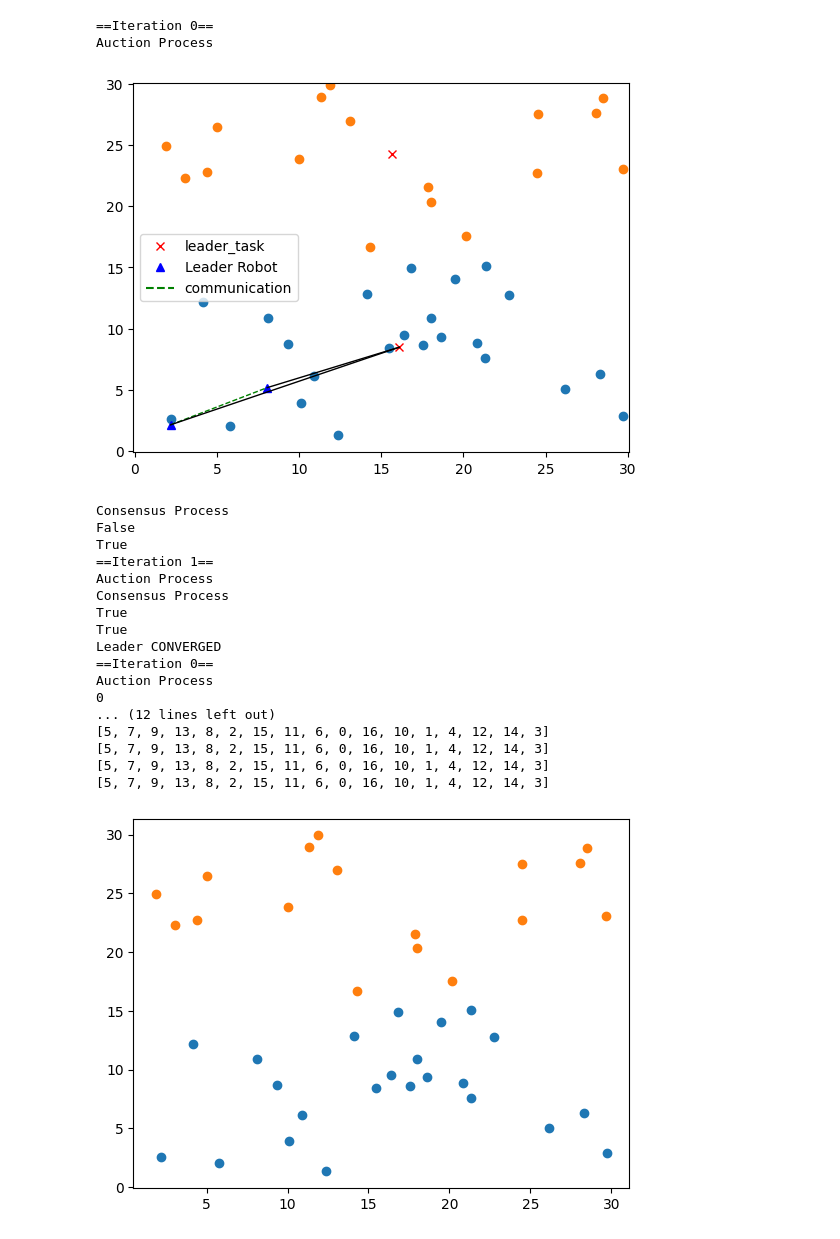
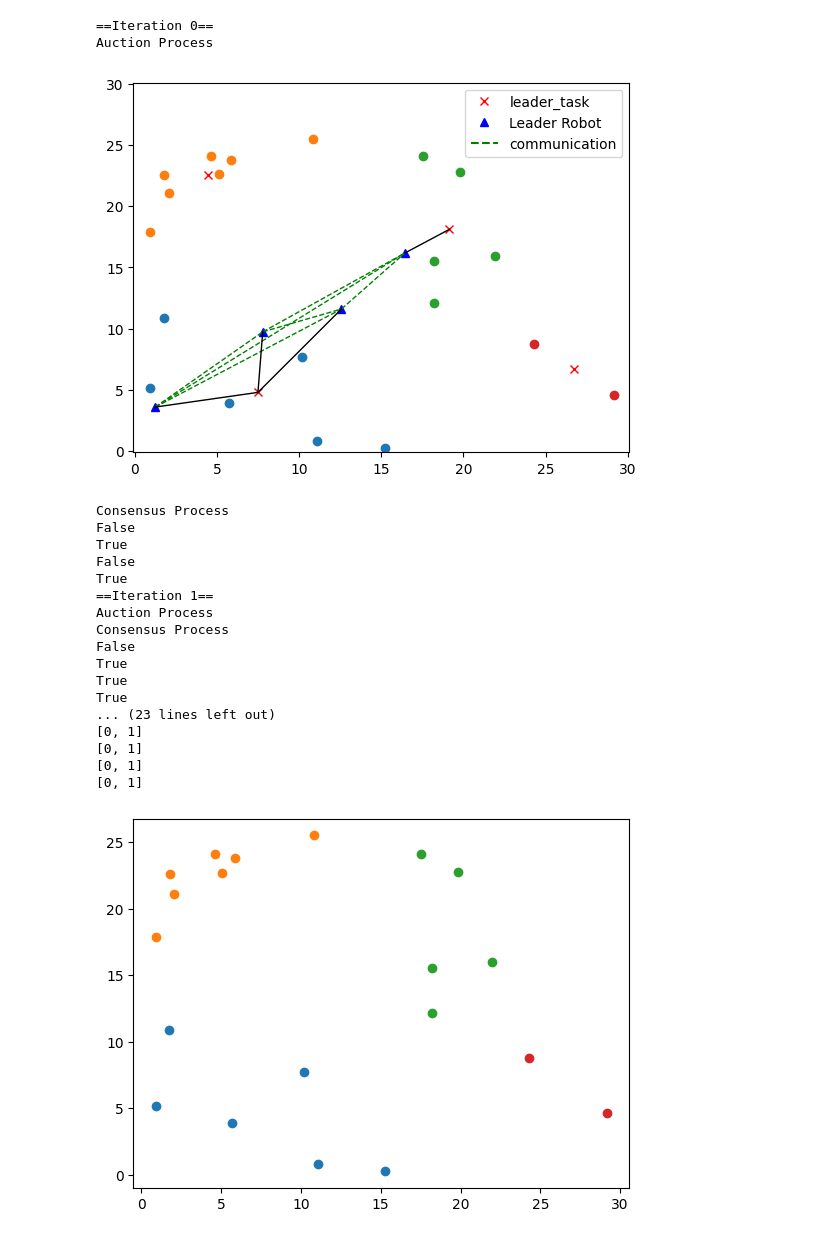
Before and after one commit to seo2730/consensus-based-bundle-algorithm, a Jupyter notebook: Two_Layer_CBBA.ipynb, the cells around one changed output. Cells and saved outputs as stored; diff of their text form; code cells hidden in the pictures.

```diff
--- a/Two_Layer_CBBA.ipynb
+++ b/Two_Layer_CBBA.ipynb
@@ -19,6 +17,6 @@ Finished
 # %%
-task_num = 40
-group_num=2
+task_num = 20
+group_num=4
 for i in range(group_num):
   globals()['group{}_num'.format(i)]=5
 
@@ -73,12 +71,12 @@ assign_plots = []
 max_t = 100
 plot_gap = 0.1
 
-save_gif = False
+save_gif = True
 filenames = []
 
 if save_gif:
-  if not os.path.exists("my_gif"):
-    os.makedirs("my_gif")
+  if not os.path.exists("one_layer_cbba_gif"):
+    os.makedirs("one_layer_cbba_gif")
 
 start = time.time()
 while True:
@@ -161,7 +159,7 @@ while True:
   ax.set_title("Time Step:{}, Consensus".format(t))
   plt.pause(plot_gap)
   if save_gif:
-    filename = f'./my_gif/{t}_C.png'
+    filename = f'./one_layer_cbba_gif/{t}_C.png'
     filenames.append(filename)
     plt.savefig(filename)
 
@@ -186,7 +184,7 @@ print(f"{end-start:.5f} sec")
 
 
 if save_gif:
-    filename = f'./my_gif/{t}_F.png'
+    filename = f'./one_layer_cbba_gif/{t}_F.png'
     filenames.append(filename)
     plt.savefig(filename)
 
@@ -195,8 +193,8 @@ if save_gif:
     for filename in filenames:
         image = imageio.imread(filename)
         files.append(image)
-    imageio.mimsave("./my_gif/mygif.gif", files, format='GIF', fps = 0.5)
-    with imageio.get_writer('./my_gif/mygif.gif', mode='I') as writer:
+    imageio.mimsave("./one_layer_cbba_gif/mygif.gif", files, format='GIF', duration = 0.5)
+    with imageio.get_writer('./one_layer_cbba_gif/mygif.gif', mode='I') as writer:
         for filename in filenames:
             image = imageio.imread(filename)
             writer.append_data(image)
@@ -404,12 +430,12 @@ assign_plots = []
 max_t = 100
 plot_gap = 0.1
 
-save_gif = False
+save_gif = True
 filenames = []
 
 if save_gif:
-  if not os.path.exists("my_gif"):
-    os.makedirs("my_gif")
+  if not os.path.exists("two_layer_cbba_gif"):
+    os.makedirs("two_layer_cbba_gif")
 
 for r in range(group_num):
   t=0
@@ -495,7 +521,7 @@ for r in range(group_num):
     ax.set_title("Time Step:{}, Consensus".format(t))
     plt.pause(plot_gap)
     if save_gif:
-      filename = f'./my_gif/{t}_C.png'
+      filename = f'./two_layer_cbba_gif/{t}_C.png'
       filenames.append(filename)
       plt.savefig(filename)
 
@@ -511,54 +537,54 @@ for r in range(group_num):
     if sum(converged_list) == group0_num:
       ax.set_title("Time Step:{}, Converged!".format(t))
       break
     if t>max_t:
       ax.set_title("Time Step:{}, Max time step overed".format(t))
       break
 end = time.time()
 
 print(f"{end-start:.5f} sec")
 
 if save_gif:
-    filename = f'./my_gif/{t}_F.png'
+    filename = f'./two_layer_cbba_gif/{t}_F.png'
     filenames.append(filename)
     plt.savefig(filename)
 
     #build gif
     files=[]
     for filename in filenames:
         image = imageio.imread(filename)
         files.append(image)
-    imageio.mimsave("./my_gif/mygif.gif", files, format='GIF', fps = 0.5)
-    with imageio.get_writer('./my_gif/mygif.gif', mode='I') as writer:
+    imageio.mimsave("./two_layer_cbba_gif/mygif.gif", files, format='GIF', duration = 0.5)
+    with imageio.get_writer('./two_layer_cbba_gif/mygif.gif', mode='I') as writer:
         for filename in filenames:
             image = imageio.imread(filename)
             writer.append_data(image)
     # Remove files
     for filename in set(filenames):
         os.remove(filename)
 
 plt.show()
 # %% [output]
 ==Iteration 0==
 Auction Process
-[figure, old version]
+[figure, new version]
 Consensus Process
+False
+True
 False
 True
 ==Iteration 1==
 Auction Process
 Consensus Process
+False
 True
 True
-Leader CONVERGED
-==Iteration 0==
-Auction Process
-0
-... (12 lines left out)
-[5, 7, 9, 13, 8, 2, 15, 11, 6, 0, 16, 10, 1, 4, 12, 14, 3]
-[5, 7, 9, 13, 8, 2, 15, 11, 6, 0, 16, 10, 1, 4, 12, 14, 3]
-[5, 7, 9, 13, 8, 2, 15, 11, 6, 0, 16, 10, 1, 4, 12, 14, 3]
-[5, 7, 9, 13, 8, 2, 15, 11, 6, 0, 16, 10, 1, 4, 12, 14, 3]
+True
+... (23 lines left out)
+[0, 1]
+[0, 1]
+[0, 1]
+[0, 1]
-[figure, old version]
+[figure, new version]
 Communicating...
 Consensus Process
```
Also changed, not shown: parts of 3 cells of this notebook, 5 other files.
